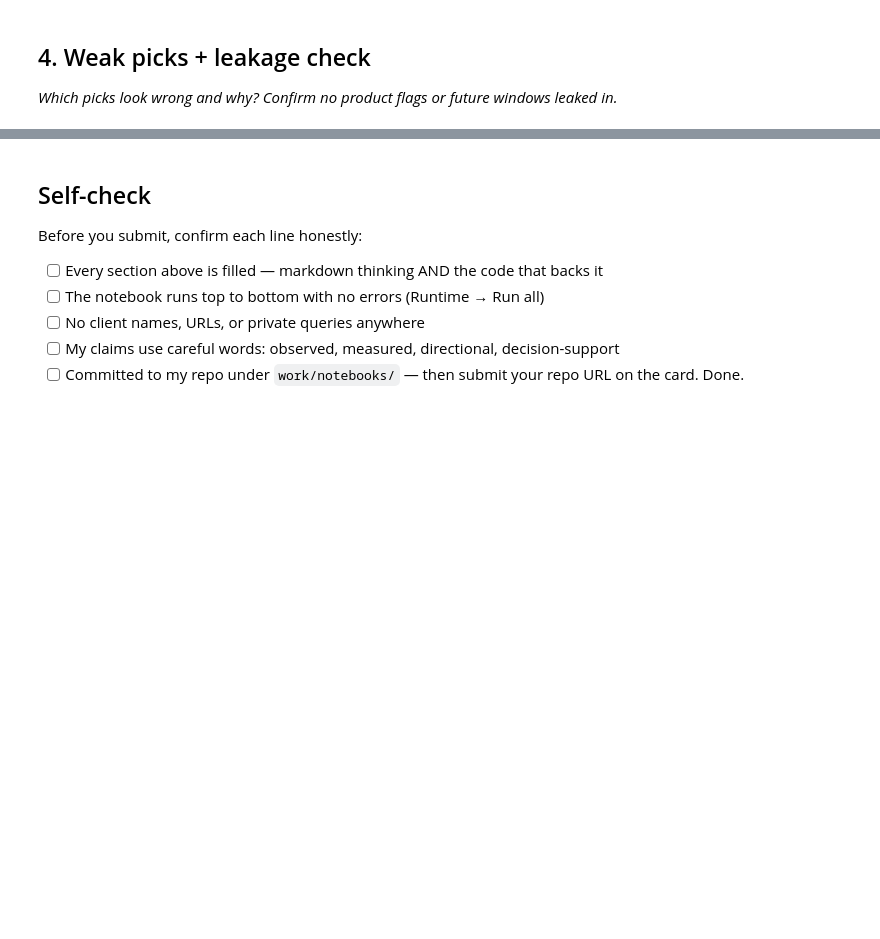
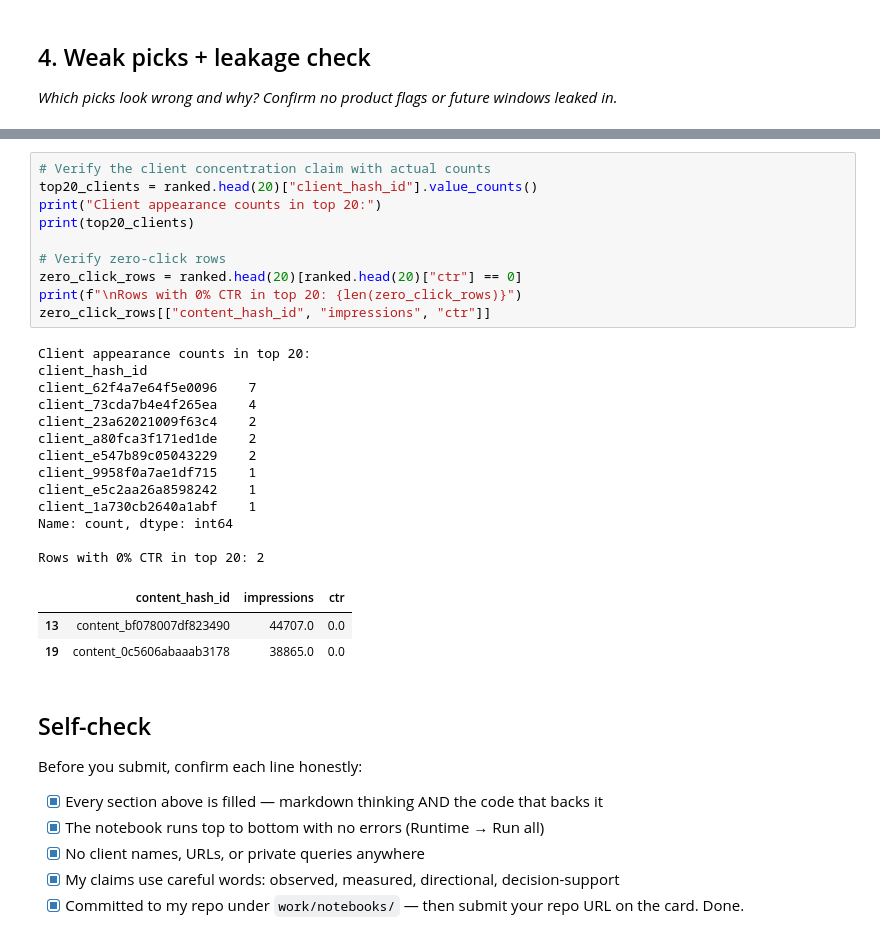
Before and after one commit to ishuum13-star/flyrank-ml-internship-v3, a Jupyter notebook: work/notebooks/w04_baseline_score.ipynb, the cells around one changed output, grey strips where cells are left out. Cells and saved outputs as stored; diff of their text form; blank space fills up the shorter version.

```diff
--- a/work/notebooks/w04_baseline_score.ipynb
+++ b/work/notebooks/w04_baseline_score.ipynb
@@ -37,10 +301,36 @@ This skeleton is yours to fill. Work the sections **in order** — each one has
+# %%
+# Verify the client concentration claim with actual counts
+top20_clients = ranked.head(20)["client_hash_id"].value_counts()
+print("Client appearance counts in top 20:")
+print(top20_clients)
+
+# Verify zero-click rows
+zero_click_rows = ranked.head(20)[ranked.head(20)["ctr"] == 0]
+print(f"\nRows with 0% CTR in top 20: {len(zero_click_rows)}")
+zero_click_rows[["content_hash_id", "impressions", "ctr"]]
+# %% [output]
+Client appearance counts in top 20:
+client_hash_id
+client_62f4a7e64f5e0096    7
+client_73cda7b4e4f265ea    4
+client_23a62021009f63c4    2
+client_a80fca3f171ed1de    2
+client_e547b89c05043229    2
+client_9958f0a7ae1df715    1
+client_e5c2aa26a8598242    1
+client_1a730cb2640a1abf    1
+Name: count, dtype: int64
+
+Rows with 0% CTR in top 20: 2
+|  | content_hash_id | impressions | ctr |
+| 13 | content_bf078007df823490 | 44707.0 | 0.0 |
+| 19 | content_0c5606abaaab3178 | 38865.0 | 0.0 |
 # %% [markdown]
 ## Self-check
 
 Before you submit, confirm each line honestly:
-
-- [ ] Every section above is filled — markdown thinking AND the code that backs it
-- [ ] The notebook runs top to bottom with no errors (Runtime → Run all)
-- [ ] No client names, URLs, or private queries anywhere
-- [ ] My claims use careful words: observed, measured, directional, decision-support
-- [ ] Committed to my repo under `work/notebooks/` — then submit your repo URL on the card. Done.
+- [x] Every section above is filled — markdown thinking AND the code that backs it
+- [x] The notebook runs top to bottom with no errors (Runtime → Run all)
+- [x] No client names, URLs, or private queries anywhere
+- [x] My claims use careful words: observed, measured, directional, decision-support
+- [x] Committed to my repo under `work/notebooks/` — then submit your repo URL on the card. Done.
```
Also changed, not shown: parts of 17 cells of this notebook.
